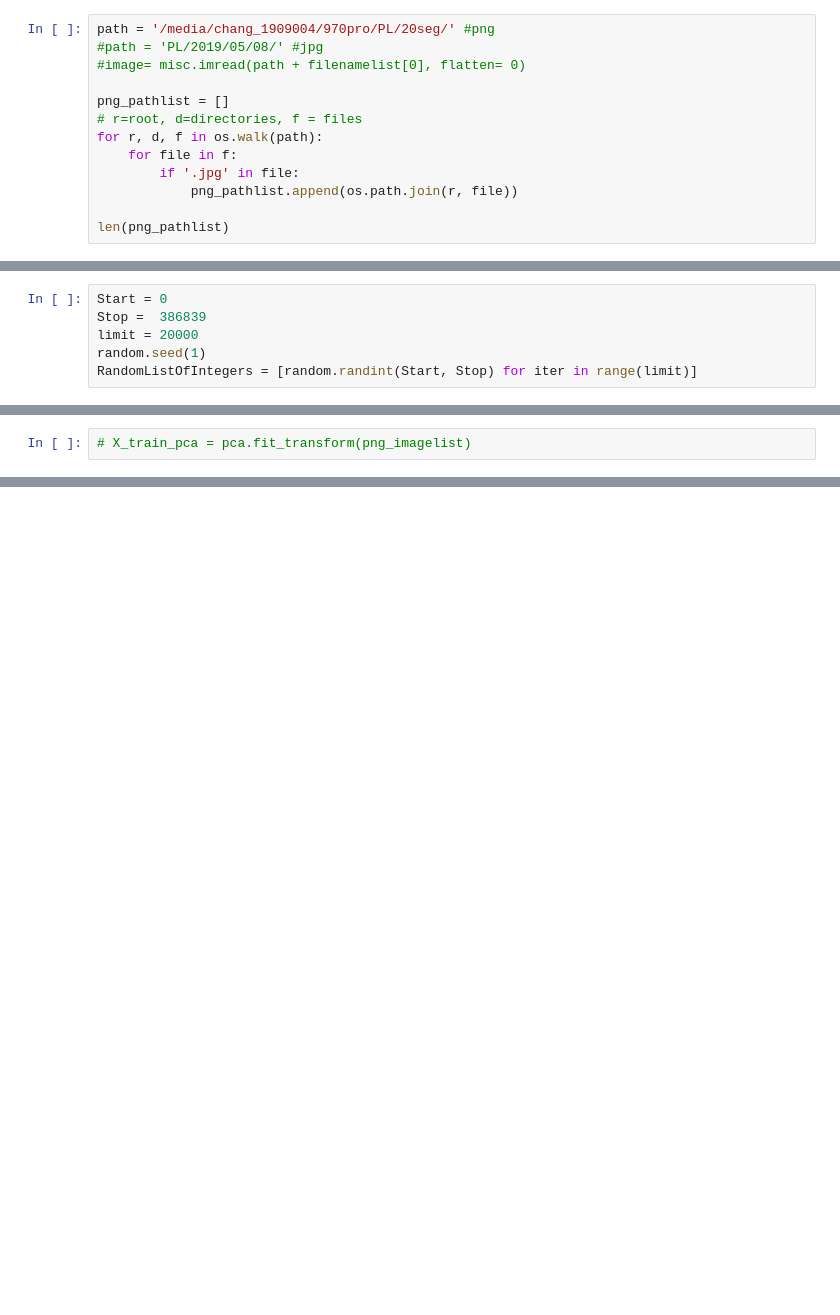
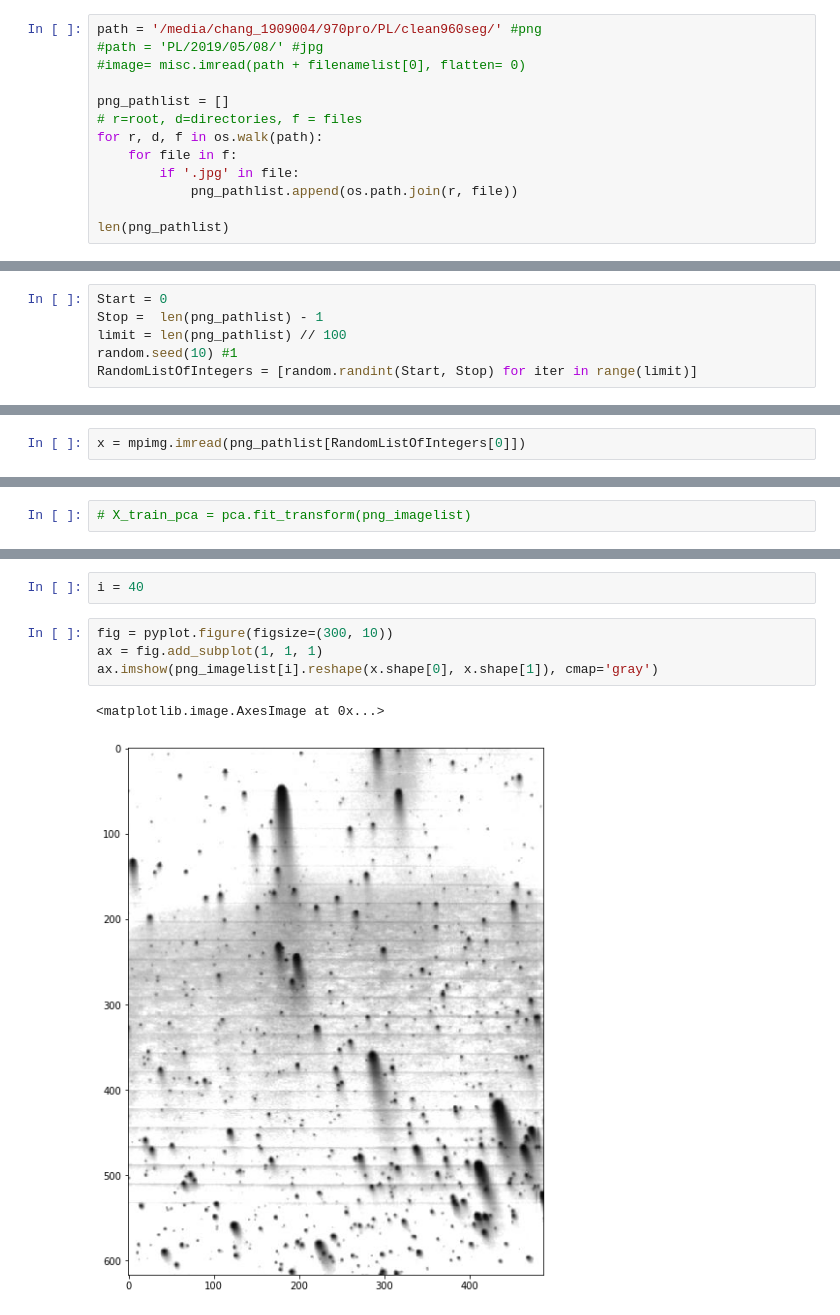
Before and after one commit to nickball007/hehe_PL, a Jupyter notebook: noise_pca.ipynb, the cells around one changed output, grey strips where cells are left out. Saved outputs shown, nothing was run; the diff lists cells and outputs as text; blank space fills up the shorter version.

```diff
--- a/noise_pca.ipynb
+++ b/noise_pca.ipynb
@@ -22,7 +22,7 @@ import random
 # %% [markdown]
 load image
 # %%
-path = '/media/chang_1909004/970pro/PL/20seg/' #png
+path = '/media/chang_1909004/970pro/PL/clean960seg/' #png
 #path = 'PL/2019/05/08/' #jpg
 #image= misc.imread(path + filenamelist[0], flatten= 0)
 
@@ -39,8 +39,8 @@ len(png_pathlist)
 # %%
 Start = 0
-Stop =  386839
-limit = 20000
-random.seed(1)
+Stop =  len(png_pathlist) - 1
+limit = len(png_pathlist) // 100
+random.seed(10) #1
 RandomListOfIntegers = [random.randint(Start, Stop) for iter in range(limit)]
 # %%
 len(RandomListOfIntegers)
@@ -86,0 +77,2 @@ png_imagelist[0].shape
+# %%
+x = mpimg.imread(png_pathlist[RandomListOfIntegers[0]])
@@ -224,0 +266,9 @@ for i in range(len(png_imagelist)):
+# %%
+i = 40
+# %%
+fig = pyplot.figure(figsize=(300, 10))
+ax = fig.add_subplot(1, 1, 1)
+ax.imshow(png_imagelist[i].reshape(x.shape[0], x.shape[1]), cmap='gray')
+# %% [output]
+<matplotlib.image.AxesImage at 0x...>
+[figure, added]
```
Also changed, not shown: parts of 51 cells of this notebook, 2 other files.
